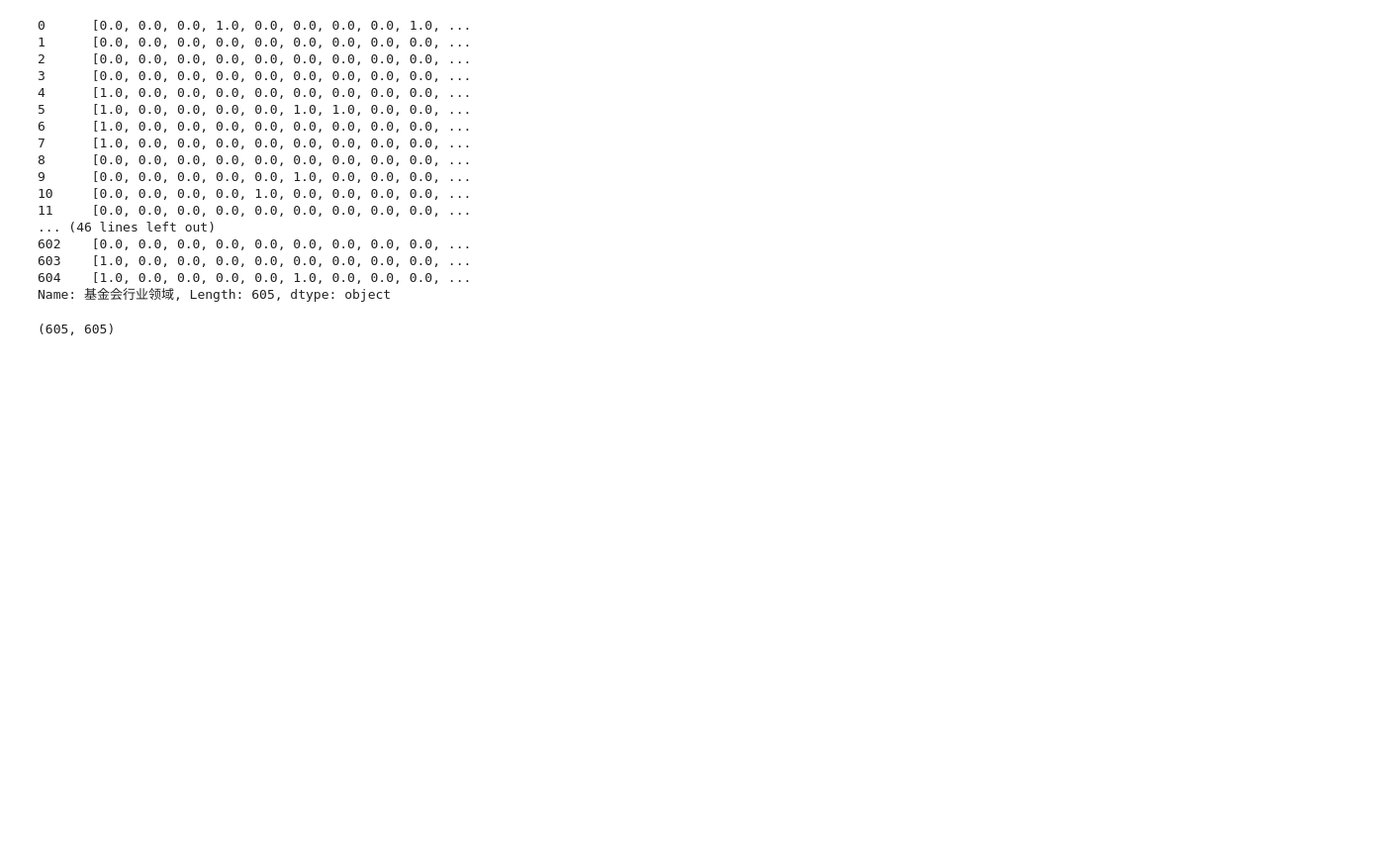
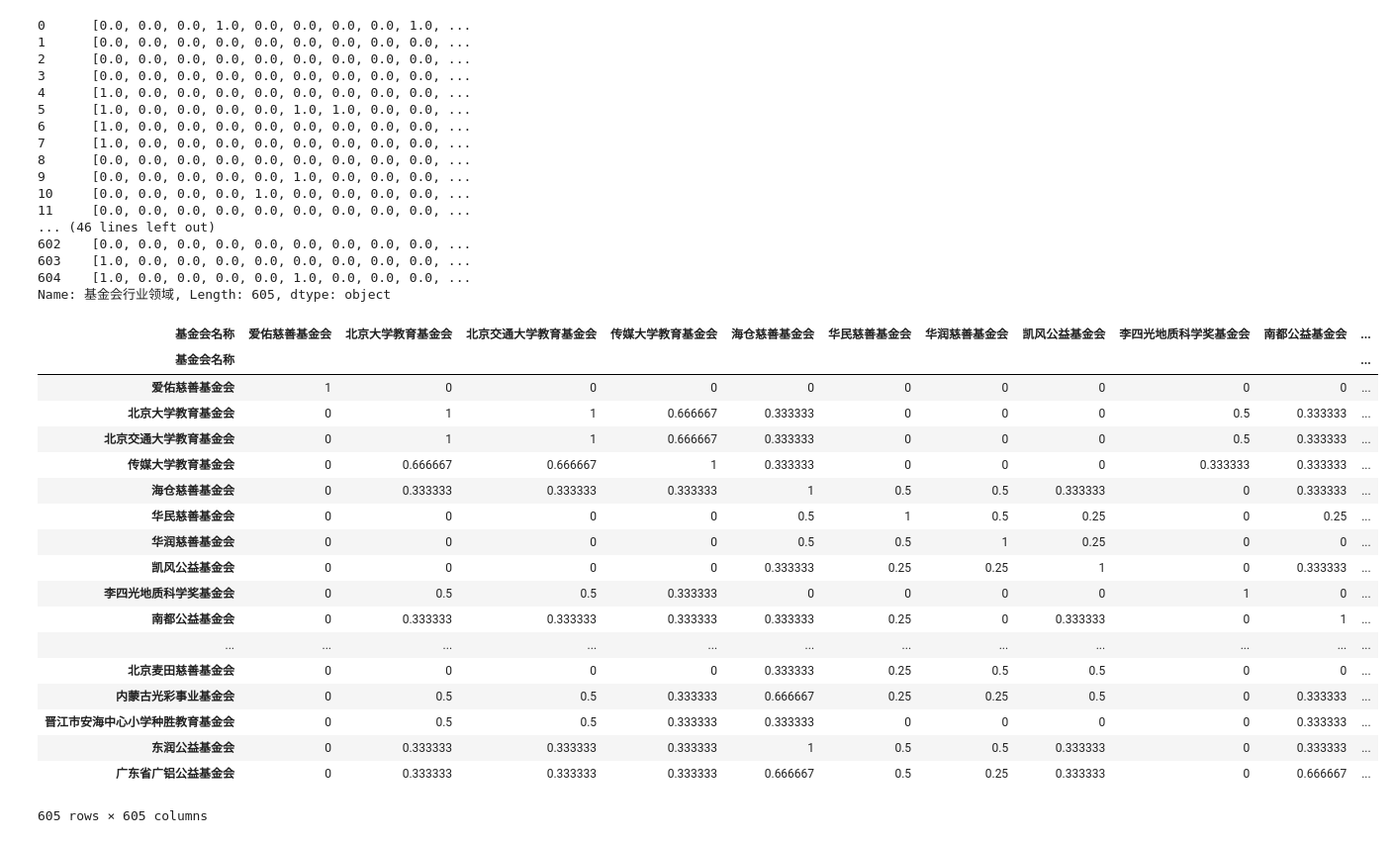
Before and after one commit to khuangaf/soicalHack, a Jupyter notebook: data_preprocess.ipynb, the cells around one changed output. Shown at 99% size. Cells and saved outputs as stored; diff of their text form; code cells hidden in the pictures; blank space fills up the shorter version.

```diff
--- a/data_preprocess.ipynb
+++ b/data_preprocess.ipynb
@@ -90,11 +112,35 @@ multihotField
 603    [1.0, 0.0, 0.0, 0.0, 0.0, 0.0, 0.0, 0.0, 0.0, ...
 604    [1.0, 0.0, 0.0, 0.0, 0.0, 1.0, 0.0, 0.0, 0.0, ...
 Name: 基金会行业领域, Length: 605, dtype: object
-# %%
-similarityDf = pd.DataFrame(columns = df['基金会名称'], index=df['基金会名称'])
-length,_ = similarityDf.shape
-for i in range(length):
-    for j in range(length):
-        similarityDf[]
-# %% [output]
-(605, 605)
+# %%
+# calculate the
+fieldSimilarityDf = pd.DataFrame(columns = df['基金会名称'], index=df['基金会名称'])
+length,_ = fieldSimilarityDf.shape
+for i in range(length):
+    for j in range(length):
+        # calculate the number of elements for the organization that has the most targets
+        maxElement = max(sum(multihotField[i]), sum(multihotField[j]))
+#         print multihotField[j].shape, multihotField[i].shape
+        # calculate the similarity with dot product and divide by maxElement
+        fieldSimilarityDf.iloc[i][j] = abs((np.dot(multihotField[i],multihotField[j])+0.0)/ maxElement)
+fieldSimilarityDf
+# %% [output]
+| 基金会名称 | 爱佑慈善基金会 | 北京大学教育基金会 | 北京交通大学教育基金会 | 传媒大学教育基金会 | 海仓慈善基金会 | 华民慈善基金会 | 华润慈善基金会 | 凯风公益基金会 | 李四光地质科学奖基金会 | 南都公益基金会 | ... |
+| 基金会名称 |  |  |  |  |  |  |  |  |  |  | ... |
+| 爱佑慈善基金会 | 1 | 0 | 0 | 0 | 0 | 0 | 0 | 0 | 0 | 0 | ... |
+| 北京大学教育基金会 | 0 | 1 | 1 | 0.666667 | 0.333333 | 0 | 0 | 0 | 0.5 | 0.333333 | ... |
+| 北京交通大学教育基金会 | 0 | 1 | 1 | 0.666667 | 0.333333 | 0 | 0 | 0 | 0.5 | 0.333333 | ... |
+| 传媒大学教育基金会 | 0 | 0.666667 | 0.666667 | 1 | 0.333333 | 0 | 0 | 0 | 0.333333 | 0.333333 | ... |
+| 海仓慈善基金会 | 0 | 0.333333 | 0.333333 | 0.333333 | 1 | 0.5 | 0.5 | 0.333333 | 0 | 0.333333 | ... |
+| 华民慈善基金会 | 0 | 0 | 0 | 0 | 0.5 | 1 | 0.5 | 0.25 | 0 | 0.25 | ... |
+| 华润慈善基金会 | 0 | 0 | 0 | 0 | 0.5 | 0.5 | 1 | 0.25 | 0 | 0 | ... |
+| 凯风公益基金会 | 0 | 0 | 0 | 0 | 0.333333 | 0.25 | 0.25 | 1 | 0 | 0.333333 | ... |
+| 李四光地质科学奖基金会 | 0 | 0.5 | 0.5 | 0.333333 | 0 | 0 | 0 | 0 | 1 | 0 | ... |
+| 南都公益基金会 | 0 | 0.333333 | 0.333333 | 0.333333 | 0.333333 | 0.25 | 0 | 0.333333 | 0 | 1 | ... |
+| ... | ... | ... | ... | ... | ... | ... | ... | ... | ... | ... | ... |
+| 北京麦田慈善基金会 | 0 | 0 | 0 | 0 | 0.333333 | 0.25 | 0.5 | 0.5 | 0 | 0 | ... |
+| 内蒙古光彩事业基金会 | 0 | 0.5 | 0.5 | 0.333333 | 0.666667 | 0.25 | 0.25 | 0.5 | 0 | 0.333333 | ... |
+| 晋江市安海中心小学种胜教育基金会 | 0 | 0.5 | 0.5 | 0.333333 | 0.333333 | 0 | 0 | 0 | 0 | 0.333333 | ... |
+| 东润公益基金会 | 0 | 0.333333 | 0.333333 | 0.333333 | 1 | 0.5 | 0.5 | 0.333333 | 0 | 0.333333 | ... |
+| 广东省广铝公益基金会 | 0 | 0.333333 | 0.333333 | 0.333333 | 0.666667 | 0.5 | 0.25 | 0.333333 | 0 | 0.666667 | ... |
+605 rows × 605 columns
```
Also changed, not shown: parts of 5 cells of this notebook.
